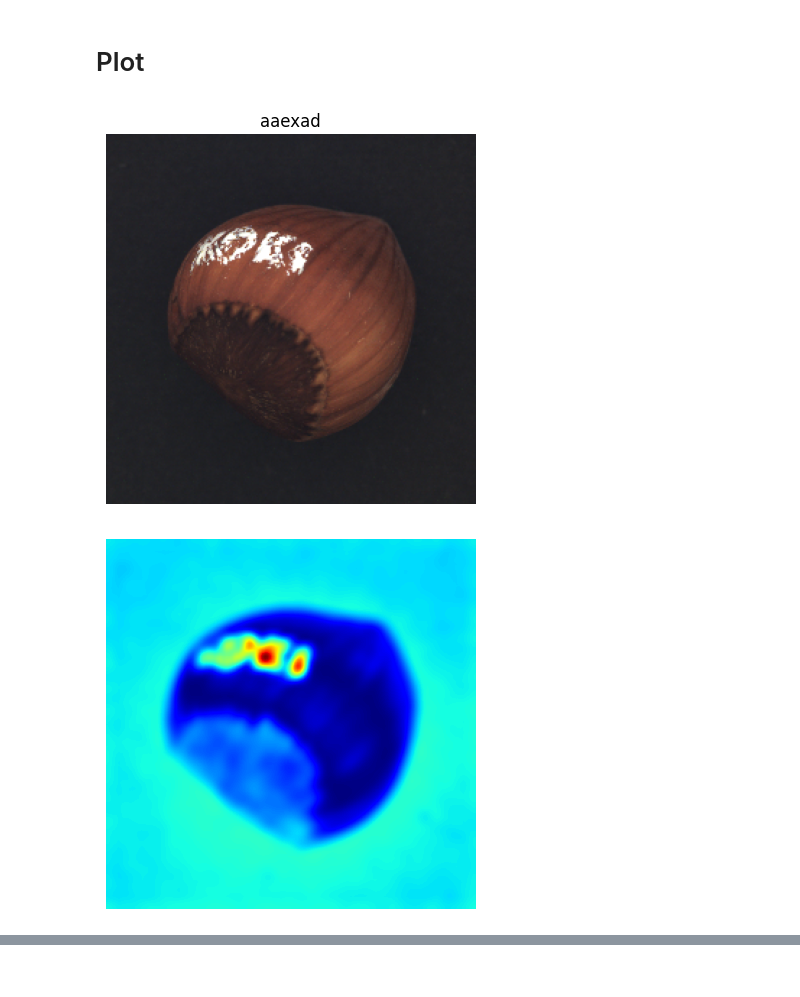
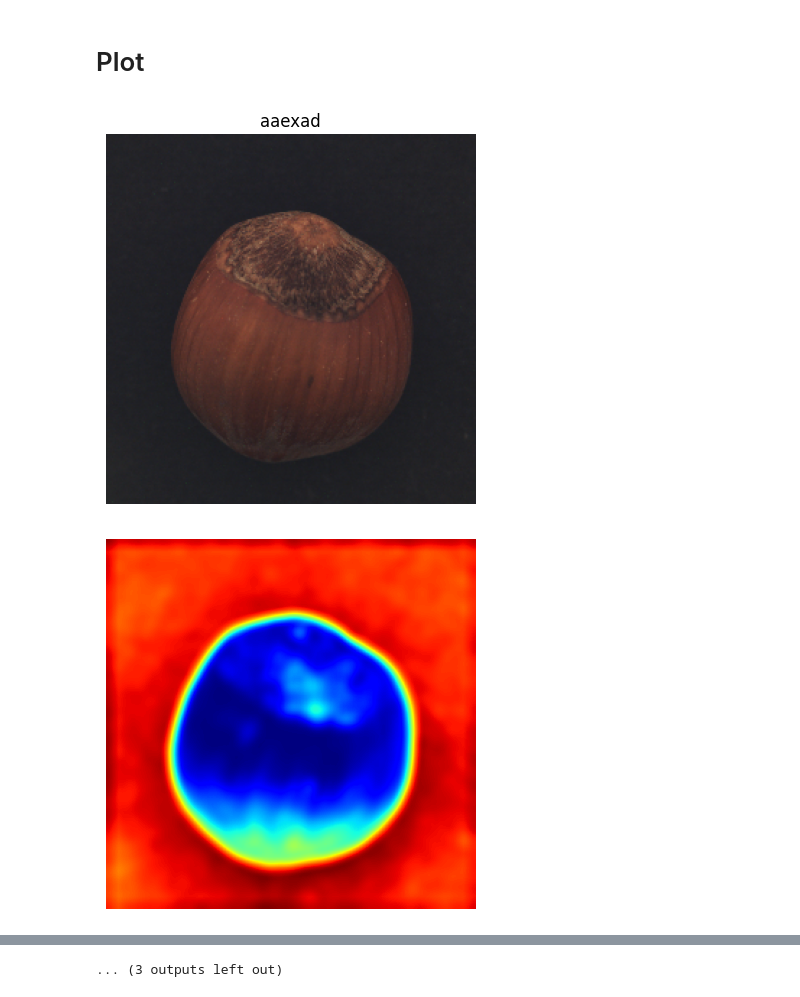
Before and after one commit to ileniagalati/active_ae_xad, a Jupyter notebook: active_aexad_kaggle.ipynb, the cells around one changed output, grey strips where cells are left out. Cells and saved outputs as stored; diff of their text form; code cells hidden in the pictures.

Commit message:
Kaggle Notebook | active_aexad | Version 4

```diff
--- a/active_aexad_kaggle.ipynb
+++ b/active_aexad_kaggle.ipynb
@@ -204,36 +237,36 @@ def plot_results_anom(path, method):
 
 def plot_results_anom_top(path, method):
 
     if method == 'aaexad':
         idx = np.argsort(scores_aexad[Y_test == 1])[::-1]
 
     plt.title(f'{method}')
 
     # Apply Gaussian blur to heatmaps
     htmaps_aexad_f = gaussian_blur2d(torch.from_numpy(htmaps_aexad), kernel_size=(15, 15), sigma=(4, 4))
 
     # Set number of examples to show
-    examples = 2
+    examples = 5
     for i in range(examples):
-        image = X_test[Y_test == 1][idx[i]]
+        image = X_test[Y_test == 0][idx[i]]
         image = image.transpose(2,0,1)
         plot_image(image)
         plt.show()
-        plot_heatmap(htmaps_aexad_f[Y_test == 1][idx[i]])
+        plot_heatmap(htmaps_aexad_f[Y_test == 0][idx[i]])
         plt.show()
-        gt=GT_test[Y_test == 1][idx[i]]
+        gt=GT_test[Y_test == 0][idx[i]]
         gt = gt.transpose(2,0,1)
         plot_heatmap(gt)
         plt.show()
 
 ret_path = "results/output/mvtec"
 data = "results/test_data/mvtec"
 GT_test = np.load(open(os.path.join(ret_path, 'gt.npy'), 'rb'))
 Y_test = np.load(open(os.path.join(ret_path, 'labels.npy'), 'rb'))
 htmaps_aexad = np.load(open(os.path.join(ret_path, 'aexad_htmaps_f.npy'), 'rb'))
 scores_aexad = np.load(open(os.path.join(ret_path, 'aexad_scores_f.npy'), 'rb'))
 X_test=np.load(open(os.path.join(data, 'X_test.npy'), 'rb'))
 plot_results_anom_top(ret_path,'aaexad')
 # %% [output]
-[figure, old version]
+[figure, new version]
-[figure, old version]
+[figure, new version]
@@ -243,0 +283 @@ plot_results_anom_top(ret_path,'aaexad')
+... (3 outputs left out)
```
Also changed, not shown: parts of 4 cells of this notebook.
